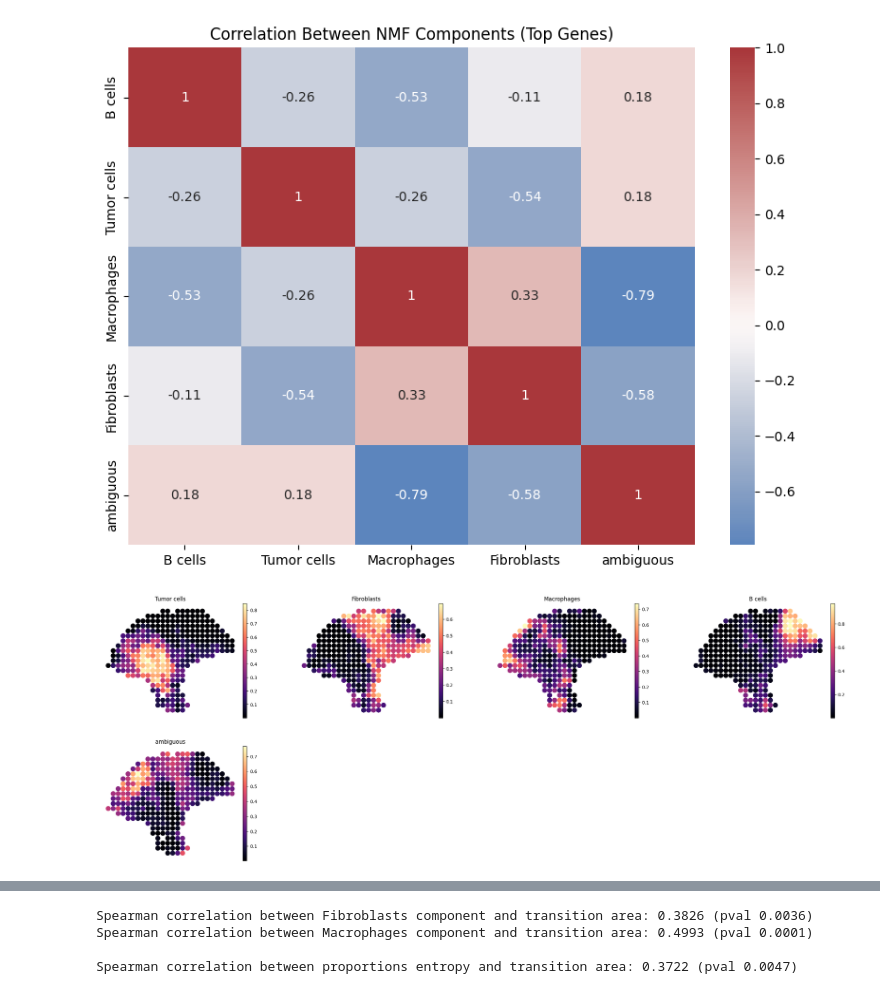
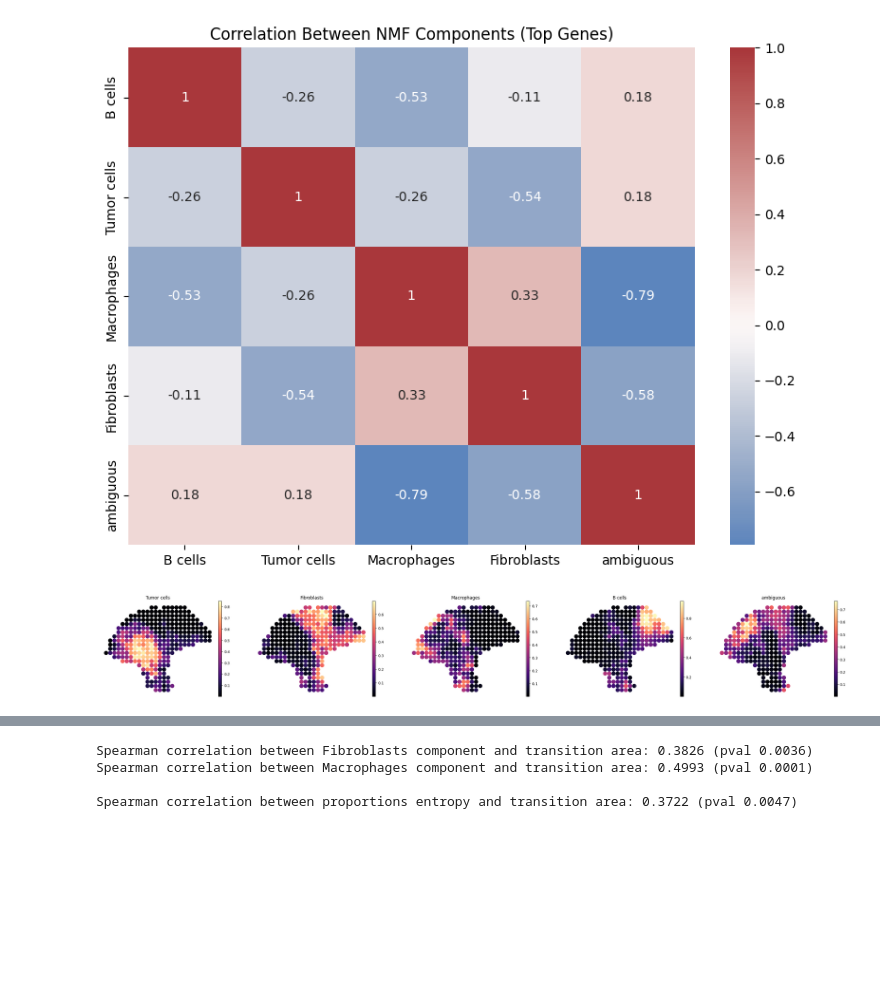
Before and after one commit to ML4BM-Lab/SNMF-paper, a Jupyter notebook: results/melanoma/main.ipynb, the cells around one changed output, grey strips where cells are left out. Drawn from its saved outputs; the diff is of its cells as text; code cells hidden in the pictures; blank space fills up the shorter version.

```diff
--- a/results/melanoma/main.ipynb
+++ b/results/melanoma/main.ipynb
@@ -273,9 +226,29 @@ plt.show()
 adata.obs.columns = [c if c not in annotation.index.tolist() else annotation[c] for c in adata.obs.columns]
 adata.var.columns = [c if c not in annotation.index.tolist() else annotation[c] for c in adata.var.columns]
 # %%
-sc.pl.spatial(adata, color=annotation.unique().tolist(), spot_size=1, frameon=False, cmap='magma')
+colors = annotation.unique().tolist()
+
+fig = sc.pl.spatial(
+    adata,
+    color=colors,
+    spot_size=1,
+    frameon=False,
+    cmap="magma",
+    ncols=len(colors),
+    return_fig=True,
+    show=True
+)
+
+# Adjust spacing (important when many panels)
+fig.tight_layout()
+
+# Save in both formats
+fig.savefig("plots/spatial_plot.png", dpi=300, bbox_inches="tight")
+fig.savefig("plots/spatial_plot.pdf", bbox_inches="tight")
+
+plt.close(fig)
 # %% [output]
-[figure, old version]
+[figure, new version]
 # %%
 TRANSITION_AREA_EXPRESSED_GENES = ["FTL","B2M","APOE","HLA-A","HLA-B","HLA-C"]
 # %%
```
Also changed, not shown: parts of 8 cells of this notebook, 32 other files.
